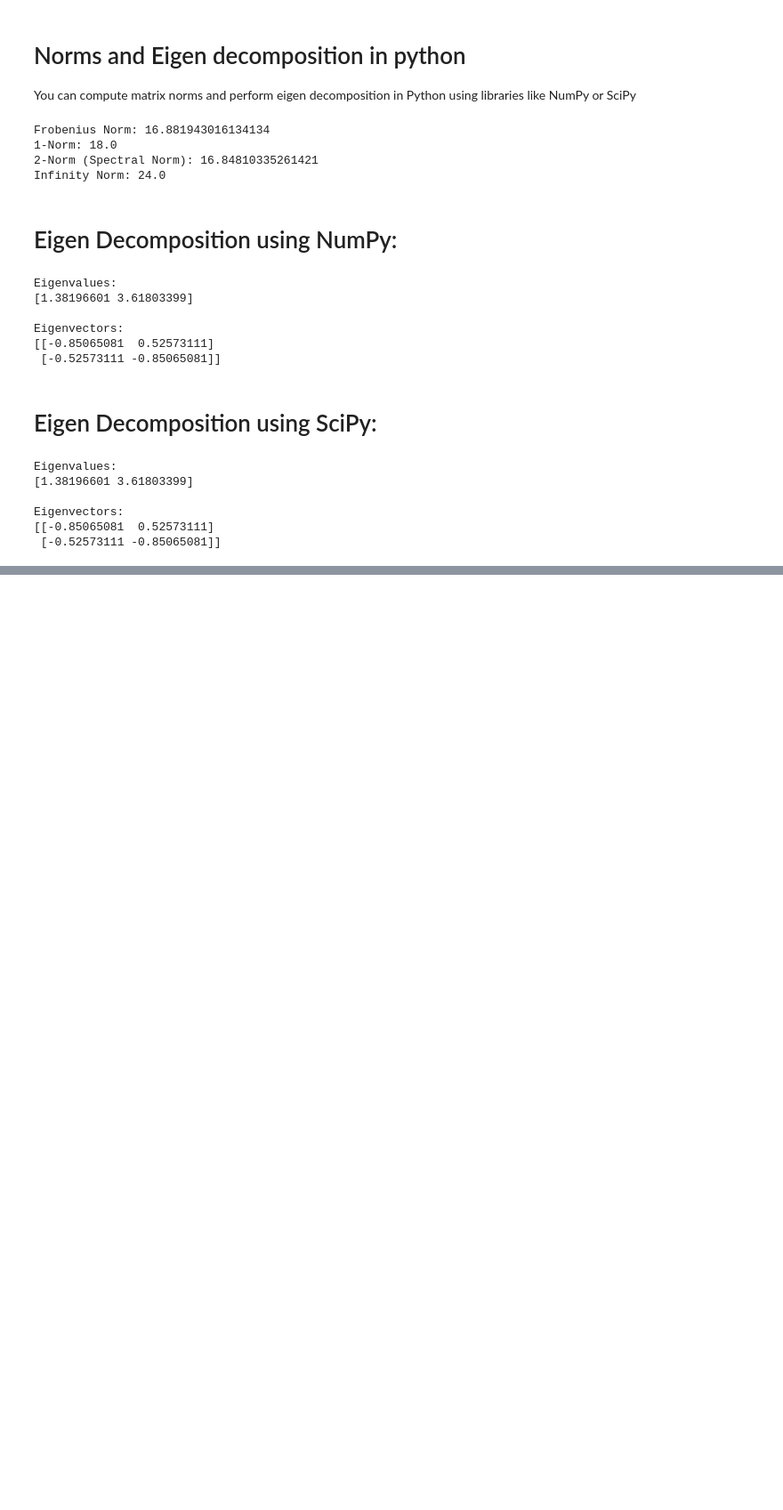
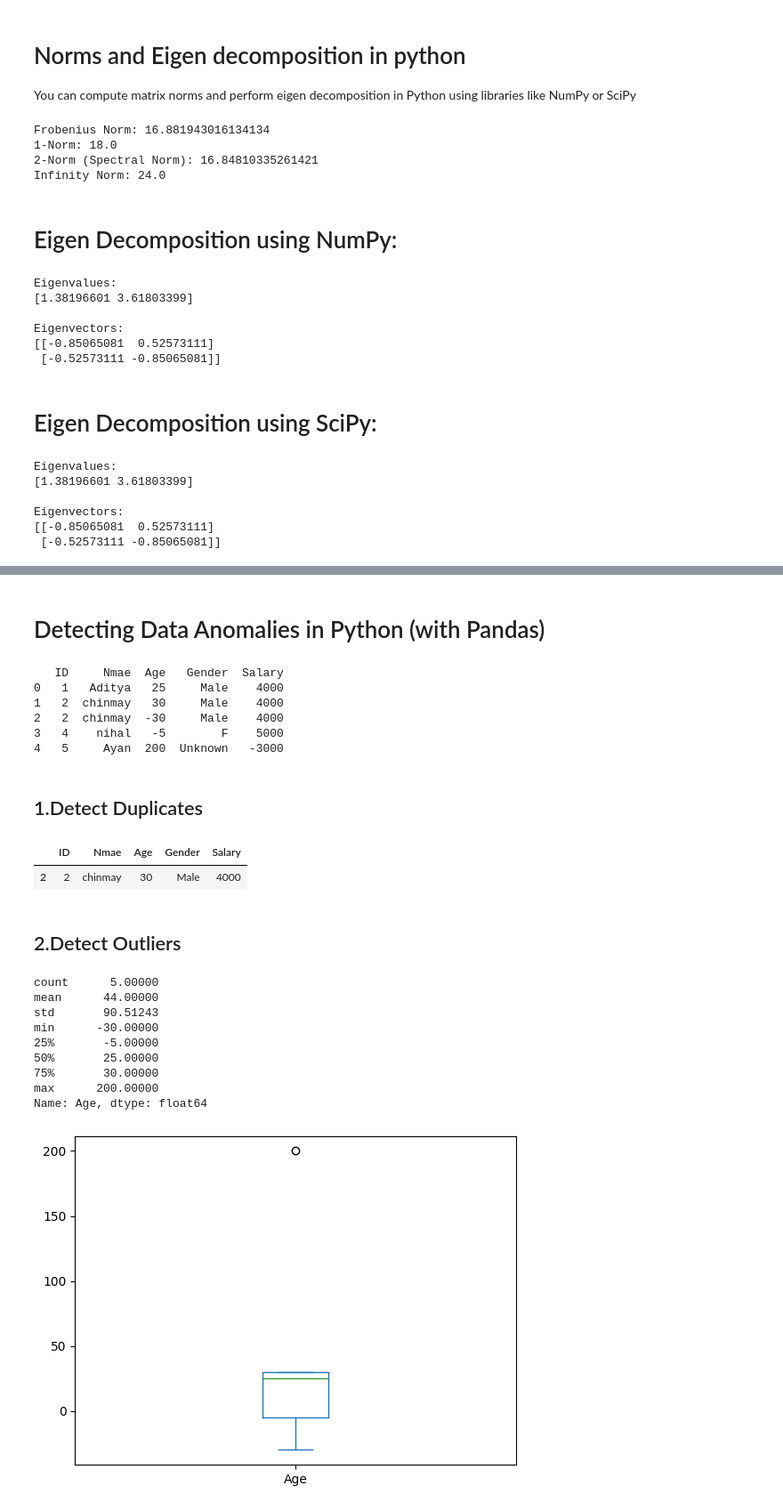
Before and after one commit to chinmayhandi/chinmay, a Jupyter notebook: AIML_Lab_Exercise.ipynb, the cells around one changed output, grey strips where cells are left out. Shown at 89% size. Saved outputs shown, nothing was run; the diff lists cells and outputs as text; code cells hidden in the pictures; blank space fills up the shorter version.

```diff
--- a/AIML_Lab_Exercise.ipynb
+++ b/AIML_Lab_Exercise.ipynb
@@ -2810,0 +2857,50 @@ Eigenvectors:
+# %% [markdown]
+# Detecting Data Anomalies in Python (with Pandas)
+# %%
+import pandas as pd
+
+data = {
+    'ID': [1, 2, 2, 4, 5],
+    'Nmae': ['Aditya', 'chinmay', 'chinmay', 'nihal', 'Ayan'],
+    'Age': [25, 30, -30, -5, 200],
+    'Gender': ['Male', 'Male', 'Male', 'F', 'Unknown'],
+    'Salary': [4000, 4000, 4000, 5000, -3000]
+}
+df = pd.DataFrame(data)
+print(df)
+# %% [output]
+   ID     Nmae  Age   Gender  Salary
+0   1   Aditya   25     Male    4000
+1   2  chinmay   30     Male    4000
+2   2  chinmay  -30     Male    4000
+3   4    nihal   -5        F    5000
+4   5     Ayan  200  Unknown   -3000
+# %% [markdown]
+## 1.Detect Duplicates
+# %%
+df.duplicated().sum()          # Count duplicates
+df[df.duplicated()]            # Show duplicates
+# %% [output]
+|  | ID | Nmae | Age | Gender | Salary |
+| 2 | 2 | chinmay | 30 | Male | 4000 |
+# %% [markdown]
+## 2.Detect Outliers
+# %%
+# Use describe to find extreme values
+print(df['Age'].describe())
+
+# Use boxplot for visual outliers
+import matplotlib.pyplot as plt
+df['Age'].plot.box()
+plt.show()
+# %% [output]
+count      5.00000
+mean      44.00000
+std       90.51243
+min      -30.00000
+25%       -5.00000
+50%       25.00000
+75%       30.00000
+max      200.00000
+Name: Age, dtype: float64
+[figure, added]
```
Also changed, not shown: parts of 6 cells of this notebook.
